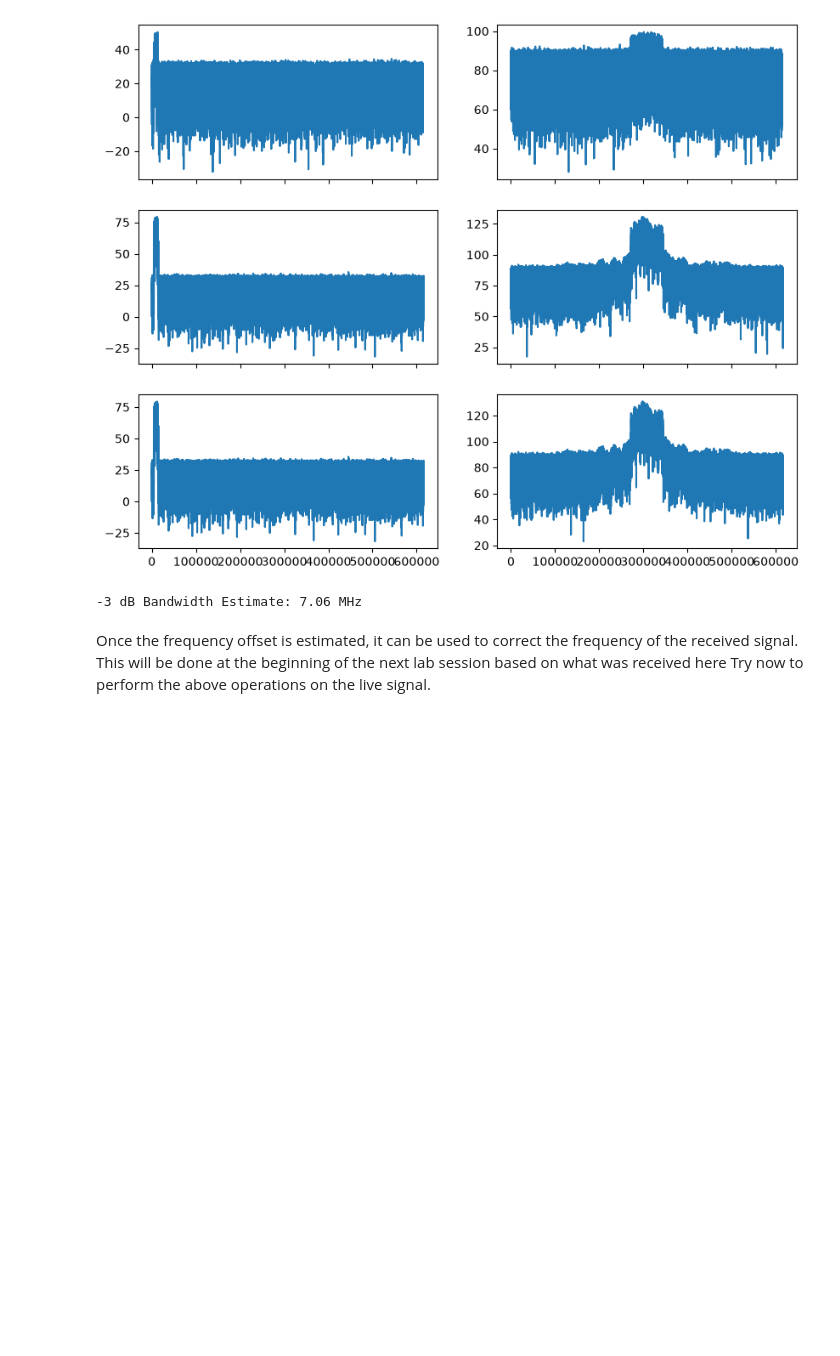
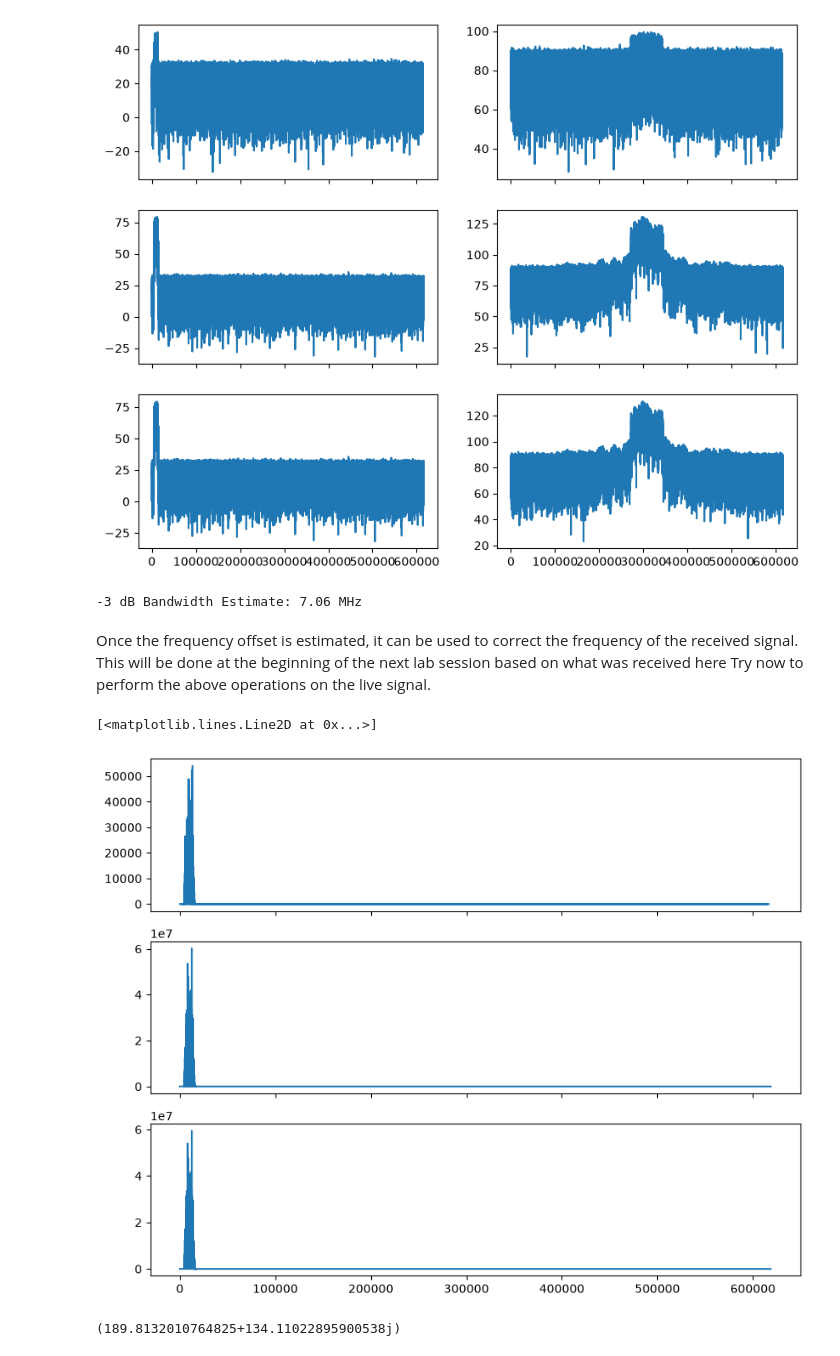
Before and after one commit to StudHamza/digicom-books, a Jupyter notebook: notebooks/LabSession1.ipynb, the cells around one changed output. Cells and saved outputs as stored; diff of their text form; code cells hidden in the pictures; blank space fills up the shorter version.

```diff
--- a/notebooks/LabSession1.ipynb
+++ b/notebooks/LabSession1.ipynb
@@ -492,3 +492,23 @@ print(f"-3 dB Bandwidth Estimate: {bandwidth_estimate/1e6:.2f} MHz")
 # %% [markdown]
 Once the frequency offset is estimated, it can be used to correct the frequency of the received signal. This will be done at the beginning of the next lab session based on what was received here
 Try now to perform the above operations on the live signal.
+# %%
+x0 = pss_time_domain(0, 2048, 144, -64)
+
+c00 = np.abs(np.correlate(np.conj(rxs0), x0, mode='full'))**2
+c10 = np.abs(np.correlate(rxs1, x0, mode='full'))**2
+c20 = np.abs(np.correlate(rxs2, x0, mode='full'))**2
+# %%
+fig, axs = plt.subplots(3, 1, figsize=(10, 8), sharex=True)
+axs[0].plot(c00)
+axs[1].plot(c10)
+axs[2].plot(c20)
+# %% [output]
+[<matplotlib.lines.Line2D at 0x...>]
+[figure, added]
+# %%
+print(np.max(c00))
+print(np.max(c00))
+print(np.max(c00))
+# %% [output]
+(189.8132010764825+134.11022895900538j)
```
